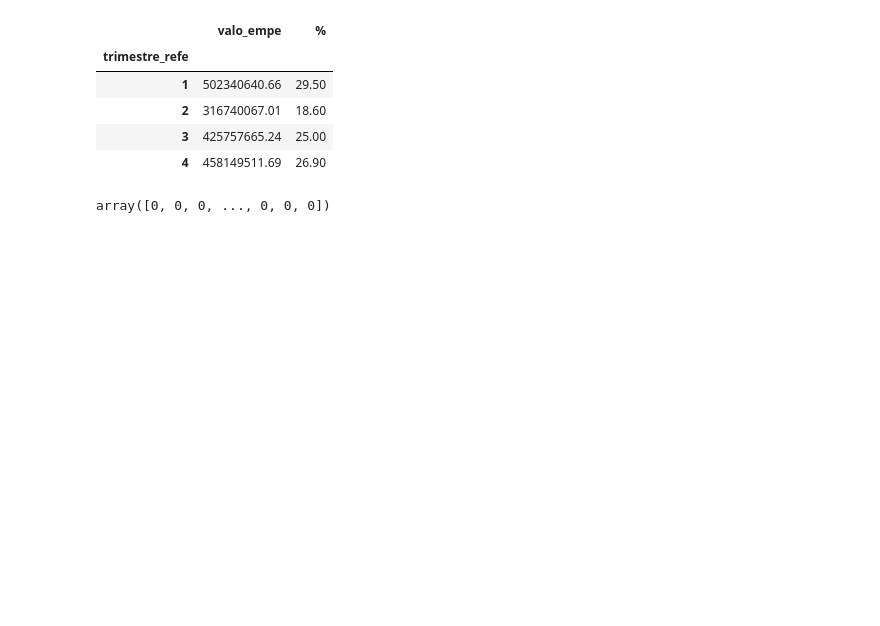
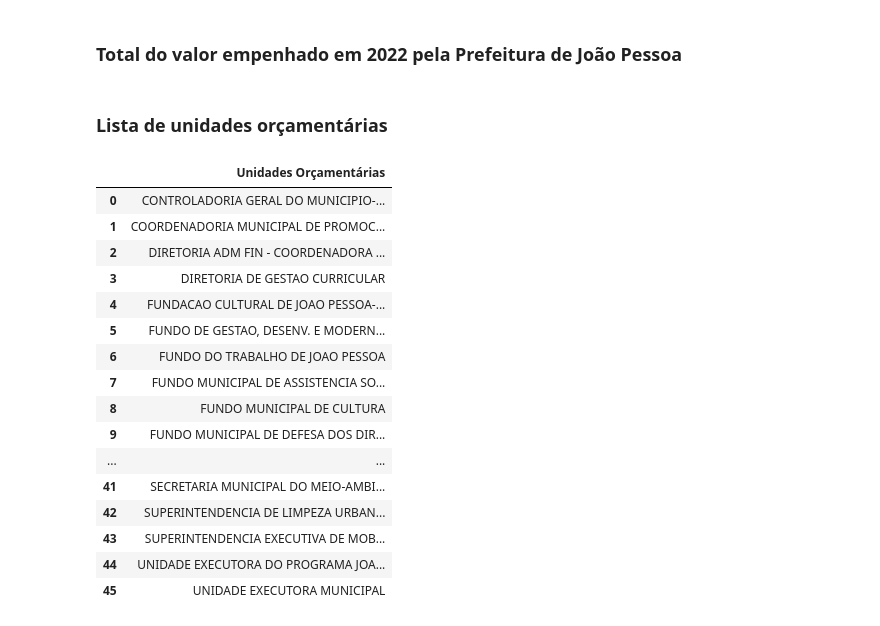
Before and after one commit to AIDA-Uniesp/analise_exploratoria_despesas_joao_pessoa, a Jupyter notebook: exploratoria_despesas.ipynb, the cells around one changed output. Saved outputs shown, nothing was run; the diff lists cells and outputs as text; code cells hidden in the pictures; blank space fills up the shorter version.

```diff
--- a/exploratoria_despesas.ipynb
+++ b/exploratoria_despesas.ipynb
@@ -168,19 +93,2 @@ participacao_funcao
-# %%
-participacao_trimestre = df[["trimestre_refe","valo_empe"]].groupby(["trimestre_refe",]).sum()
-participacao_trimestre["%"] =  (participacao_trimestre["valo_empe"]/total_despesa)*100
-participacao_trimestre
-# %% [output]
-|  | valo_empe | % |
-| trimestre_refe |  |  |
-| 1 | 502340640.66 | 29.50 |
-| 2 | 316740067.01 | 18.60 |
-| 3 | 425757665.24 | 25.00 |
-| 4 | 458149511.69 | 26.90 |
-# %%
-df_filtro = df[["valo_empe","trimestre_refe", "codi_func","codi_unor","codi_enti"]]
-
-kmeans = KMeans(n_clusters=4, random_state=0, n_init="auto").fit(df_filtro)
-labels = kmeans.labels_
-labels
-# %% [output]
-array([0, 0, 0, ..., 0, 0, 0])
+# %% [markdown]
+### Total do valor empenhado em 2022 pela Prefeitura de João Pessoa
@@ -186,0 +107,23 @@ array([0, 0, 0, ..., 0, 0, 0])
+# %% [markdown]
+### Lista de unidades orçamentárias
+# %%
+# Listagem
+pd.DataFrame({"Unidades Orçamentárias":df["unidade_orcamentaria"].sort_values().unique()})
+# %% [output]
+|  | Unidades Orçamentárias |
+| 0 | CONTROLADORIA GERAL DO MUNICIPIO-... |
+| 1 | COORDENADORIA MUNICIPAL DE PROMOC... |
+| 2 | DIRETORIA ADM FIN - COORDENADORA ... |
+| 3 | DIRETORIA DE GESTAO CURRICULAR |
+| 4 | FUNDACAO CULTURAL DE JOAO PESSOA-... |
+| 5 | FUNDO DE GESTAO, DESENV. E MODERN... |
+| 6 | FUNDO DO TRABALHO DE JOAO PESSOA |
+| 7 | FUNDO MUNICIPAL DE ASSISTENCIA SO... |
+| 8 | FUNDO MUNICIPAL DE CULTURA |
+| 9 | FUNDO MUNICIPAL DE DEFESA DOS DIR... |
+| ... | ... |
+| 41 | SECRETARIA MUNICIPAL DO MEIO-AMBI... |
+| 42 | SUPERINTENDENCIA DE LIMPEZA URBAN... |
+| 43 | SUPERINTENDENCIA EXECUTIVA DE MOB... |
+| 44 | UNIDADE EXECUTORA DO PROGRAMA JOA... |
+| 45 | UNIDADE EXECUTORA MUNICIPAL |
```
Also changed, not shown: parts of 22 cells of this notebook, 1 other file.
